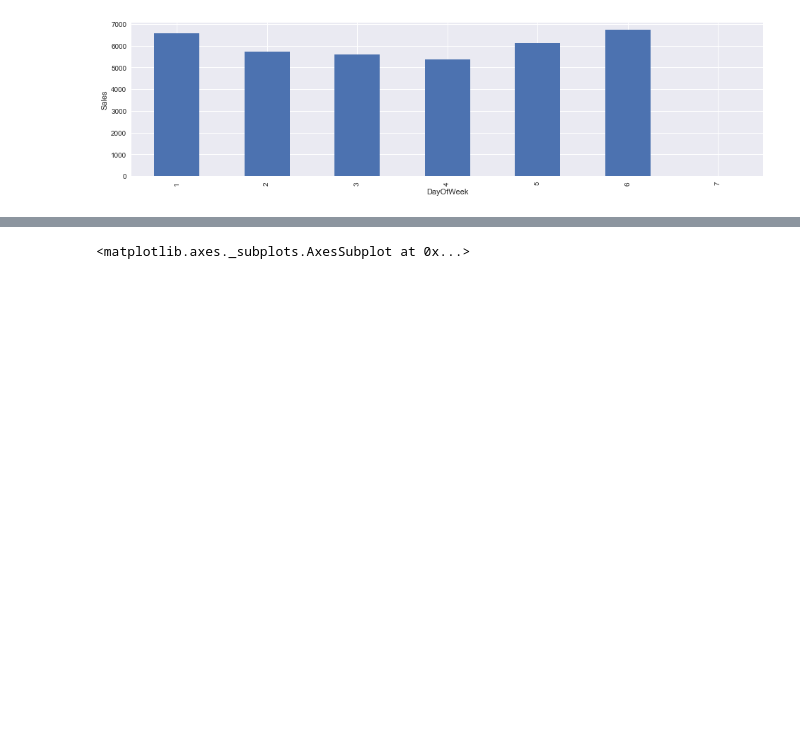
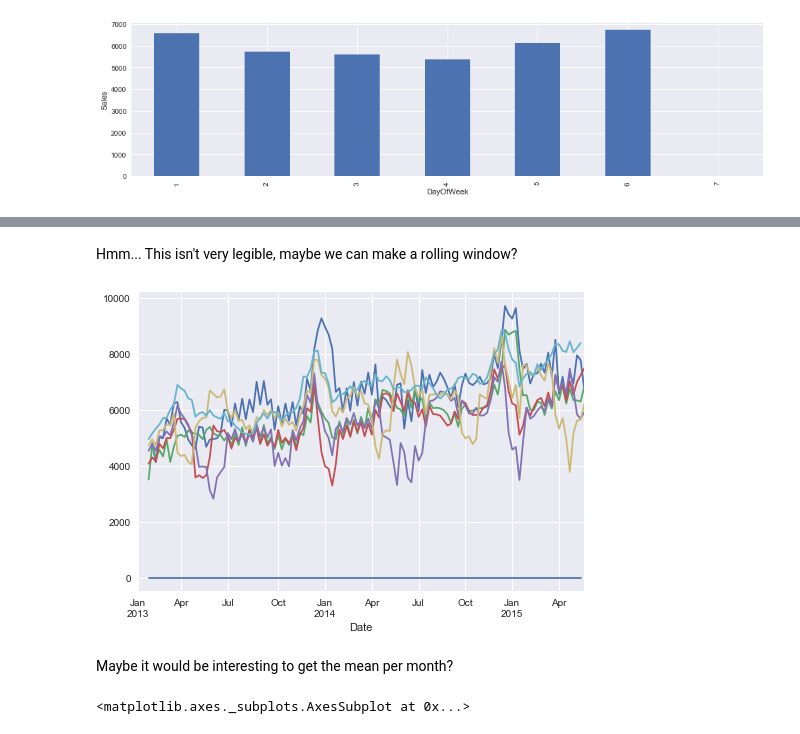
Before and after one commit to MarqueJaune/hackathon2, a Jupyter notebook: Learning units/Time series - Exploring the data .ipynb, the cells around one changed output, grey strips where cells are left out. Drawn from its saved outputs; the diff is of its cells as text; code cells hidden in the pictures; blank space fills up the shorter version.

```diff
--- a/Learning units/Time series - Exploring the data .ipynb
+++ b/Learning units/Time series - Exploring the data .ipynb
@@ -169,3 +185,12 @@ Maybe it would be interesting to get the mean per month?
+# %% [markdown]
+Hmm... This isn't very legible, maybe we can make a rolling window?
+# %%
+for key, grp in store_1115.groupby('DayOfWeek'):
+    grp['Sales'].rolling(5).mean().plot()
+# %% [output]
+[figure, added]
+# %% [markdown]
+Maybe it would be interesting to get the mean per month?
 # %%
 monthly_resampled_mean = store_1115['Sales'].resample('m').mean()  # <-- resample to weekly, then take the mean
 
```
Also changed, not shown: parts of 5 cells of this notebook.
